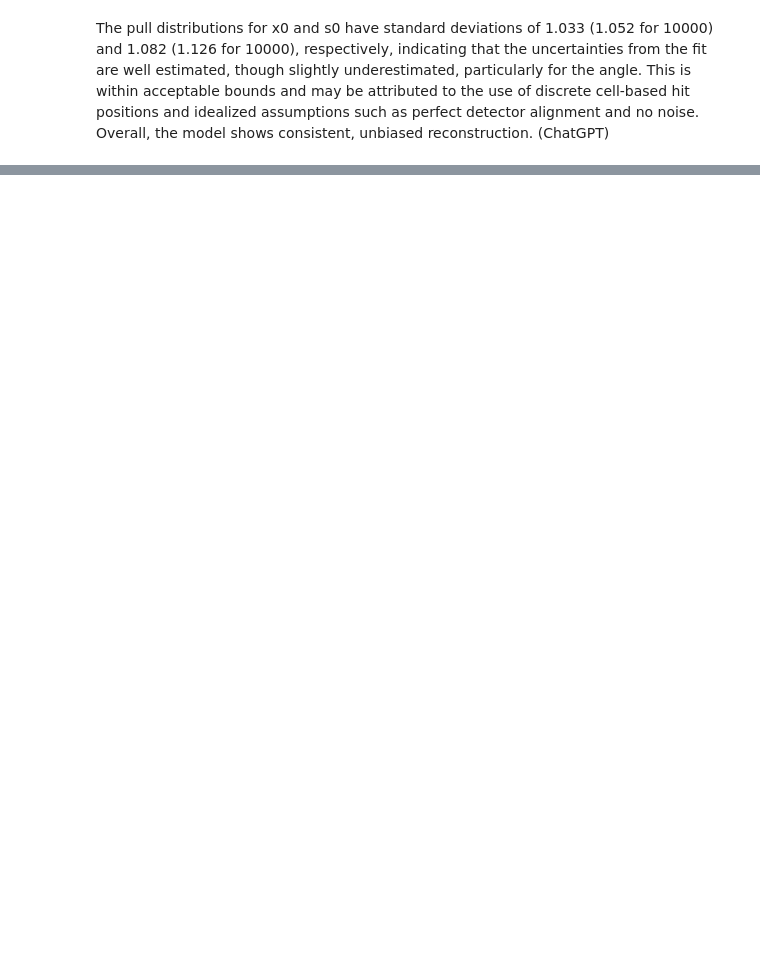
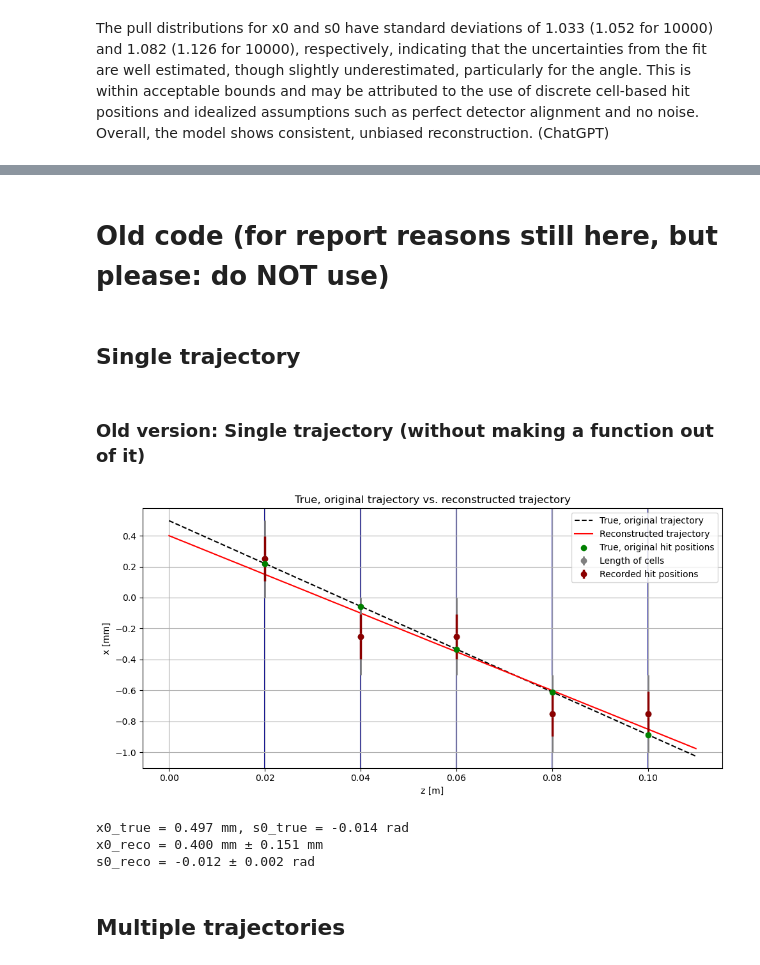
Before and after one commit to manueltuor/DAII, a Jupyter notebook: Tracking resolution.ipynb, the cells around one changed output, grey strips where cells are left out. Cells and saved outputs as stored; diff of their text form; code cells hidden in the pictures; blank space fills up the shorter version.

```diff
--- a/Tracking resolution.ipynb
+++ b/Tracking resolution.ipynb
@@ -330,0 +220,79 @@ plt.show()
+# %% [markdown]
+# Old code (for report reasons still here, but please: do NOT use)
+# %% [markdown]
+## Single trajectory
+# %% [markdown]
+### Old version: Single trajectory (without making a function out of it)
+# %%
+# OLD VERSION
+
+n_planes = 5
+delta_z = 0.02  # 2 cm in metres
+cell_width = 0.0005  # 500 micrometers in metres
+
+np.random.seed(42)
+
+x0_true = np.random.normal(0, 0.001)
+s0_true = np.random.normal(0, 0.1)
+
+z0 = 0
+
+# Calculate the z and x positions of the planes
+# To use curve_fit, we need to have a function defined, so we use a function to calculate the x_positions
+def trajectory_fun(z_position, x0, angle):
+    return x0 + z_position * np.tan(angle) # Calculating the vertical position using trigonometry
+
+z_positions = np.arange(1, n_planes + 1) * delta_z
+x_positions = trajectory_fun(z_positions, x0_true, s0_true)
+
+# Calculate which cell was hit
+cells_hit = np.floor(x_positions / cell_width) #.astype(int) # Also works if the x_position is negative -> e.g. cell "-1"
+cells_hit_middle = cells_hit * cell_width + cell_width / 2
+
+# Calculate the uncertainty
+std_hit = cell_width / np.sqrt(12) # Modelled as explained by Valeriia
+# Missing influence of the uncertainty of the spread of the slope/angle ???
+
+
+
+# Use curve_fit, popt = optimal values for the parameters s.t. rss is minimised, pcov = estimated approximate covariance of popt
+popt, pcov = curve_fit(trajectory_fun, z_positions, cells_hit_middle, p0 = None, sigma = std_hit, absolute_sigma = True)
+
+x0_reco, s0_reco = popt
+std_x0_reco, std_s0_reco = np.sqrt(np.diag(pcov)) # Uncertainties on the fitted parameters, see documentation (used later for pull distributions)
+
+
+# Plotting
+grid = np.linspace(0, z_positions[-1] + delta_z/2, num = 1001)
+true_traj_z = trajectory_fun(grid, x0_true, s0_true)
+reco_traj_z = trajectory_fun(grid, x0_reco, s0_reco)
+
+plt.figure(figsize=(10,5))
+for z in z_positions:
+    plt.axvline(x=z, color="darkblue", linestyle='-', linewidth=1.5, zorder=0) # Detector planes
+# I multiplied everything by thousand such that the y-axis has millimetre values
+plt.plot(grid, 1000*true_traj_z, "k--", label = "True, original trajectory")
+plt.plot(grid, 1000*reco_traj_z, "r-", label = "Reconstructed trajectory")
+plt.scatter(z_positions, 1000*x_positions, color = "g", label = "True, original hit positions", zorder = 3)
+plt.errorbar(z_positions, 1000*cells_hit_middle, yerr = 1000*cell_width/2, fmt = "o", color = "grey", linewidth = 2, label = "Length of cells")
+plt.errorbar(z_positions, 1000*cells_hit_middle, yerr = 1000*std_hit, fmt = "o", color = "darkred", linewidth = 2.5, label = "Recorded hit positions")
+
+plt.xlabel("z [m]")
+plt.ylabel("x [mm]")
+plt.grid()
+plt.legend()
+plt.title("True, original trajectory vs. reconstructed trajectory")
+plt.tight_layout()
+plt.show()
+
+
+print(f"x0_true = {x0_true*1000:.3f} mm, s0_true = {s0_true:.3f} rad")
+print(f"x0_reco = {x0_reco*1000:.3f} mm ± {std_x0_reco*1000:.3f} mm")
+print(f"s0_reco = {s0_reco:.3f} ± {std_s0_reco:.3f} rad")
+# %% [output]
+[figure, added]
+x0_true = 0.497 mm, s0_true = -0.014 rad
+x0_reco = 0.400 mm ± 0.151 mm
+s0_reco = -0.012 ± 0.002 rad
+# %% [markdown]
+## Multiple trajectories
```
Also changed, not shown: parts of 17 cells of this notebook.
